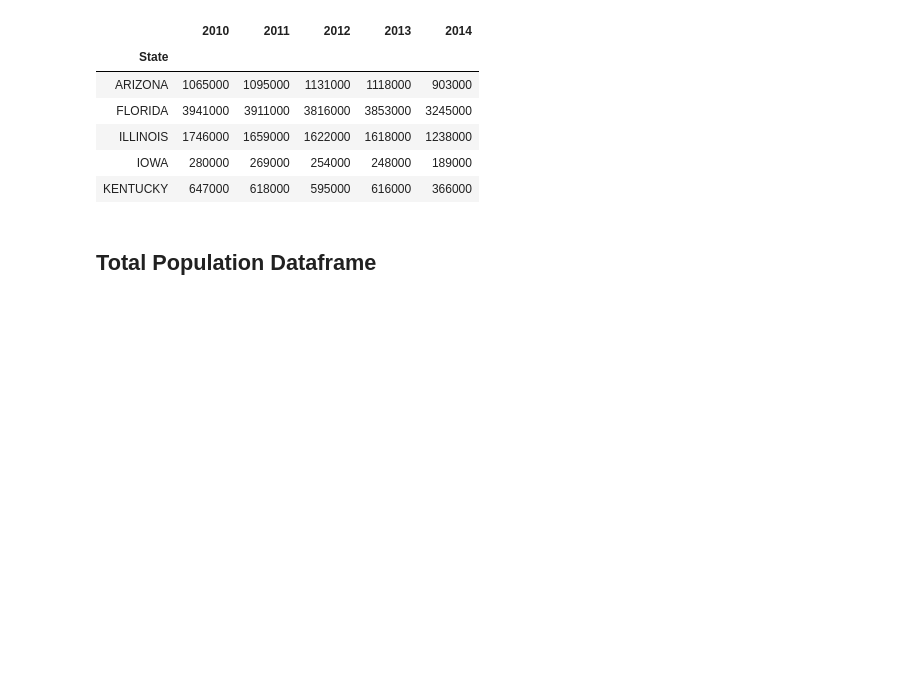
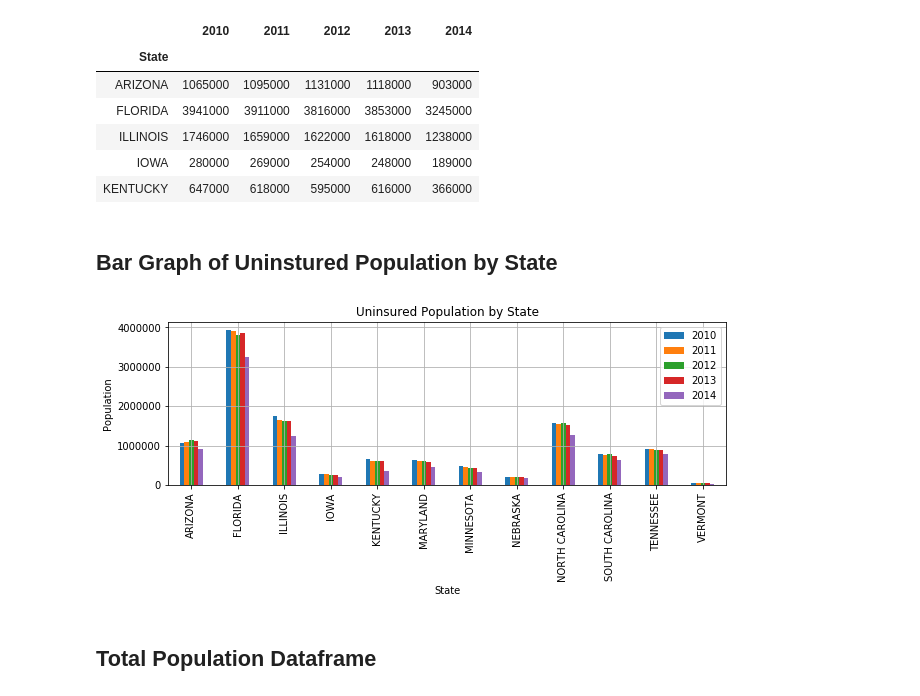
Before and after one commit to TJL30308/DREAM_Project, a Jupyter notebook: insurance_coverage.ipynb, the cells around one changed output. Drawn from its saved outputs; the diff is of its cells as text; code cells hidden in the pictures; blank space fills up the shorter version.

```diff
--- a/insurance_coverage.ipynb
+++ b/insurance_coverage.ipynb
@@ -36,6 +45,15 @@ uninsured.head()
 | ILLINOIS | 1746000 | 1659000 | 1622000 | 1618000 | 1238000 |
 | IOWA | 280000 | 269000 | 254000 | 248000 | 189000 |
 | KENTUCKY | 647000 | 618000 | 595000 | 616000 | 366000 |
+# %% [markdown]
+## Bar Graph of Uninstured Population by State
+# %%
+ax = uninsured.plot.bar(figsize = (10, 3))
+ax.set_title("Uninsured Population by State")
+ax.set_ylabel("Population")
+ax.grid()
+# %% [output]
+[figure, added]
 # %% [markdown]
 ## Total Population Dataframe
 # %%
```
Also changed, not shown: parts of 6 cells of this notebook.
